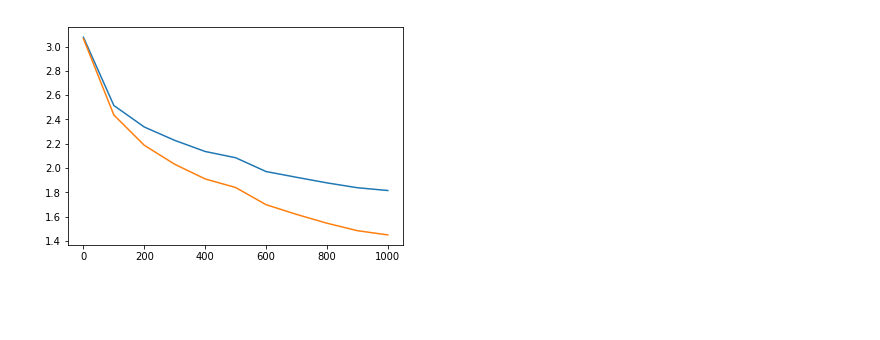
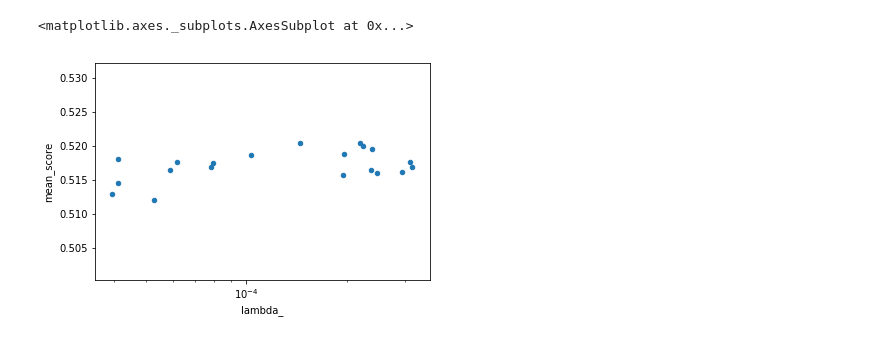
Before and after one commit to chris4540/DD2424_Deep_Learning, a Jupyter notebook: work.ipynb, the cells around one changed output. Cells and saved outputs as stored; diff of their text form; code cells hidden in the pictures; blank space fills up the shorter version.

```diff
--- a/work.ipynb
+++ b/work.ipynb
@@ -23,8 +5,10 @@ Accuracy: 0.4607
-# %%
-x = [0, 100, 200, 300, 400, 500, 600, 700, 800, 900, 1000]
-plt.plot(x, ann.valid_costs, label='validation loss')
-plt.plot(x, ann.train_costs, label='training loss')
-# plt.ylim(2, 4)
-plt.show()
-# %% [output]
-[figure, removed]
+# %%
+df = pd.read_json("a2_ex4_fine1_search.json")
+# %%
+df = df.drop("scores", axis="columns")
+df['log_lambda'] = np.log10(df['lambda_'])
+# %%
+df.plot(x="lambda_", y="mean_score", kind="scatter", logx=True)
+# %% [output]
+<matplotlib.axes._subplots.AxesSubplot at 0x...>
+[figure, added]
```
Also changed, not shown: parts of 8 cells of this notebook, 3 other files.
